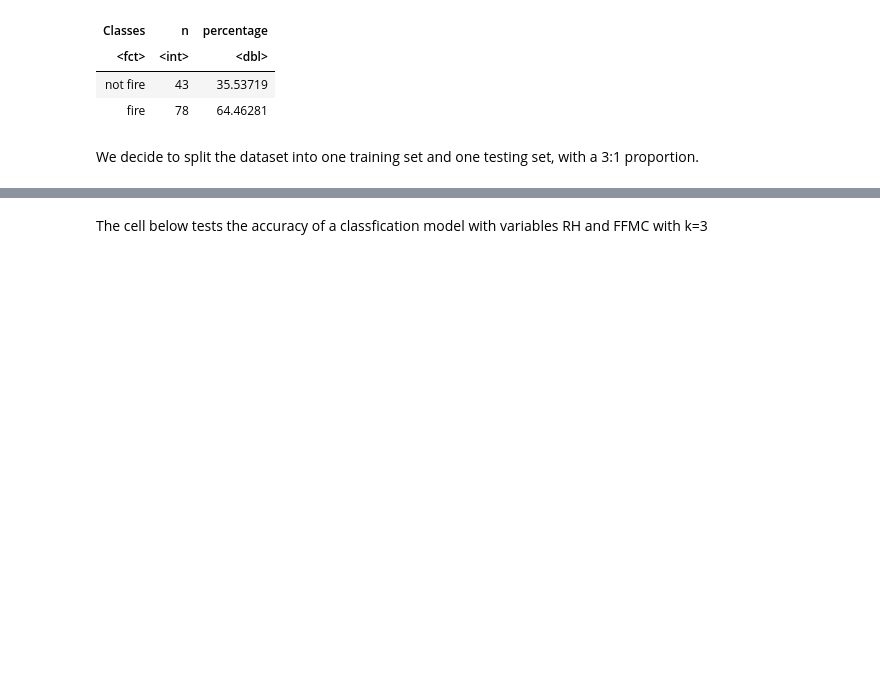
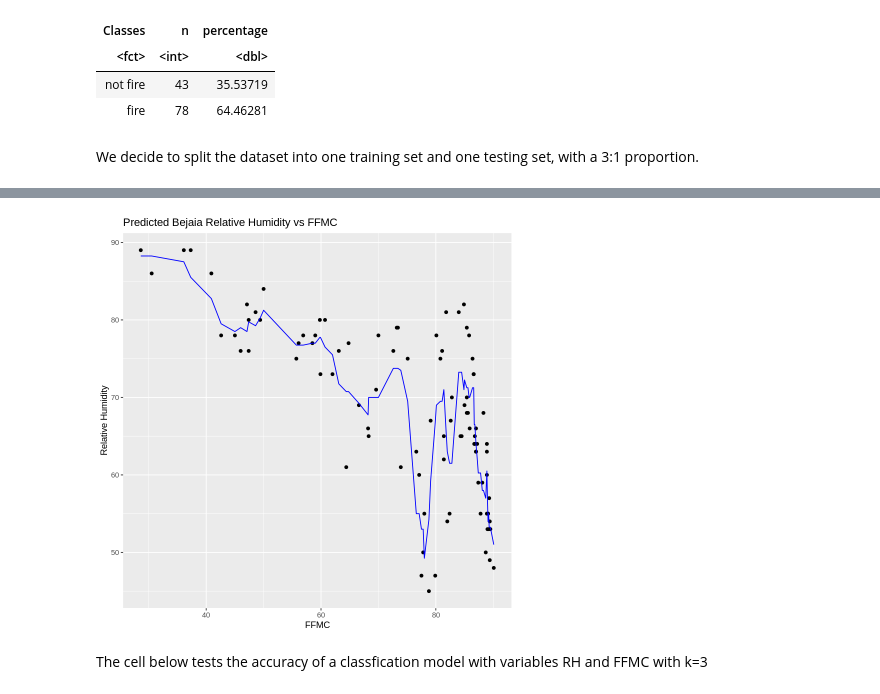
Before and after one commit to Bchau02/DSCI-100-Group-11-Project, a Jupyter notebook: Project.ipynb, the cells around one changed output, grey strips where cells are left out. Cells and saved outputs as stored; diff of their text form; code cells hidden in the pictures; blank space fills up the shorter version.

```diff
--- a/Project.ipynb
+++ b/Project.ipynb
@@ -399,47 +398,53 @@ scale_color_manual (values=c("Fire"="tomato",
 # %%
 knn_tune <- nearest_neighbor(weight_func = "rectangular", neighbors = tune()) %>%
           set_engine("kknn") %>%
           set_mode("regression")
 
-SBA_Tem_recipe <- recipe(RH ~ Temperature, data = Sidi_Bel_Abbes_train)
+Bej_FFMC_recipe <- recipe(RH ~ FFMC, data = Bejaia_train)
 
-SBA_vfold_Tem <- vfold_cv(Sidi_Bel_Abbes_train, v =5 , strata =RH)
+Bej_vfold_FFMC_R <- vfold_cv(Bejaia_train, v =5 , strata =RH)
 
-SBA_Tem_results <- workflow() %>%
-           add_recipe(SBA_Tem_recipe) %>%
+Bej_FFMC_results <- workflow() %>%
+           add_recipe(Bej_FFMC_recipe) %>%
            add_model(knn_tune) %>%
-           tune_grid(resamples = SBA_vfold_Tem, grid = 10) %>%
+           tune_grid(resamples = Bej_vfold_FFMC_R, grid = 10) %>%
            collect_metrics() %>%
            filter(.metric == "rmse") %>%
            arrange(mean) %>%
            slice(1)
 
-#SBA_Tem_results
+#Bej_FFMC_results
 
-K_SBA_Tem <- SBA_Tem_results %>%
+K_Bej_FFMC <- Bej_FFMC_results %>%
 pull(1)
 
-SBA_Tem_spec <- nearest_neighbor(weight_func = "rectangular", neighbors = K_SBA_Tem) %>%
+Bej_FFMC_spec <- nearest_neighbor(weight_func = "rectangular", neighbors = K_Bej_FFMC) %>%
        set_engine("kknn") %>%
        set_mode("regression")
 
 
-SBA_Tem_best_fit <- workflow() %>%
-          add_recipe(SBA_Tem_recipe) %>%
-          add_model(SBA_Tem_spec) %>%
-          fit(data = Sidi_Bel_Abbes_train)
-SBA_Tem_summary <- SBA_Tem_best_fit %>%
-           predict(Sidi_Bel_Abbes_test) %>%
-           bind_cols(Sidi_Bel_Abbes_test)%>%
+Bej_FFMC_best_fit <- workflow() %>%
+          add_recipe(Bej_FFMC_recipe) %>%
+          add_model(Bej_FFMC_spec) %>%
+          fit(data = Bejaia_train)
+Bej_FFMC_summary <- Bej_FFMC_best_fit %>%
+           predict(Bejaia_test) %>%
+           bind_cols(Bejaia_test)%>%
            metrics(truth = RH, estimate = .pred)
-#SBA_Tem_summary
+#Bej_FFMC_summary
 
-SBA_Tem_preds<- SBA_Tem_best_fit %>% predict(Sidi_Bel_Abbes_train)%>%
-       bind_cols(Sidi_Bel_Abbes_train)
-#SBA_Tem_preds
-SBA_Tem_plot <- SBA_Tem_preds %>% ggplot(aes(x = Temperature, y = RH))+
+Bej_FFMC_preds<-Bej_FFMC_best_fit %>% predict(Bejaia_train)%>%
+       bind_cols(Bejaia_train)
+
+#Bej_FFMC_preds
+
+Bej_FFMC_plot <- Bej_FFMC_preds %>% ggplot(aes(x = FFMC, y = RH))+
         geom_point() +
-        geom_line(aes(x=Temperature,y=.pred),color="blue") +
-        ggtitle("Predicted Sidi Bel Abbes Relative Humidity vs Temperature")+
-        xlab("Temperature") +
+        geom_line(aes(x=FFMC,y=.pred),color="blue") +
+        ggtitle("Predicted Bejaia Relative Humidity vs FFMC")+
+        xlab("FFMC") +
         ylab("Relative Humidity")
+
+Bej_FFMC_plot
+# %% [output]
+[figure, added]
```
Also changed, not shown: parts of 10 cells of this notebook.
